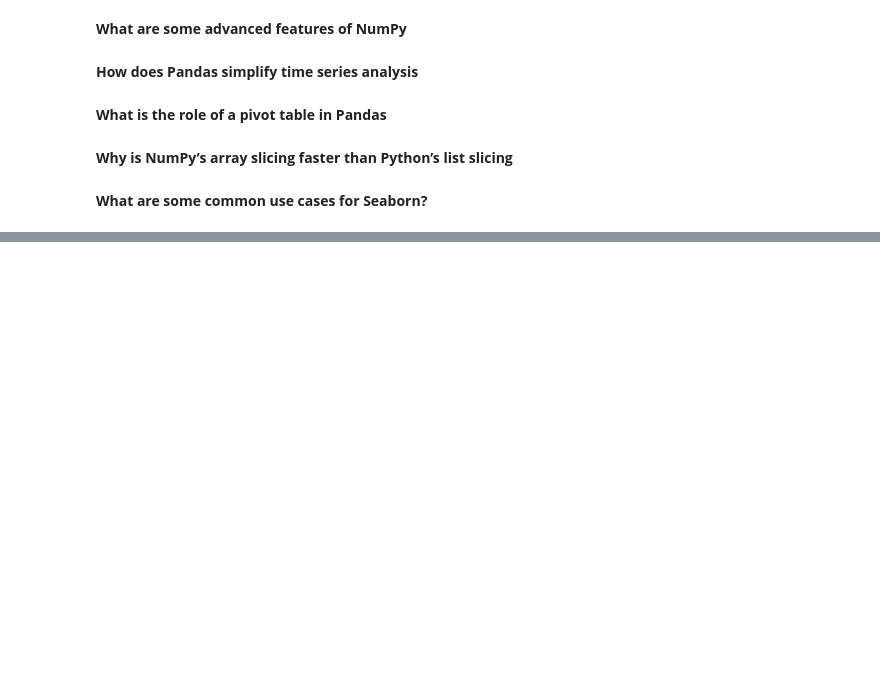
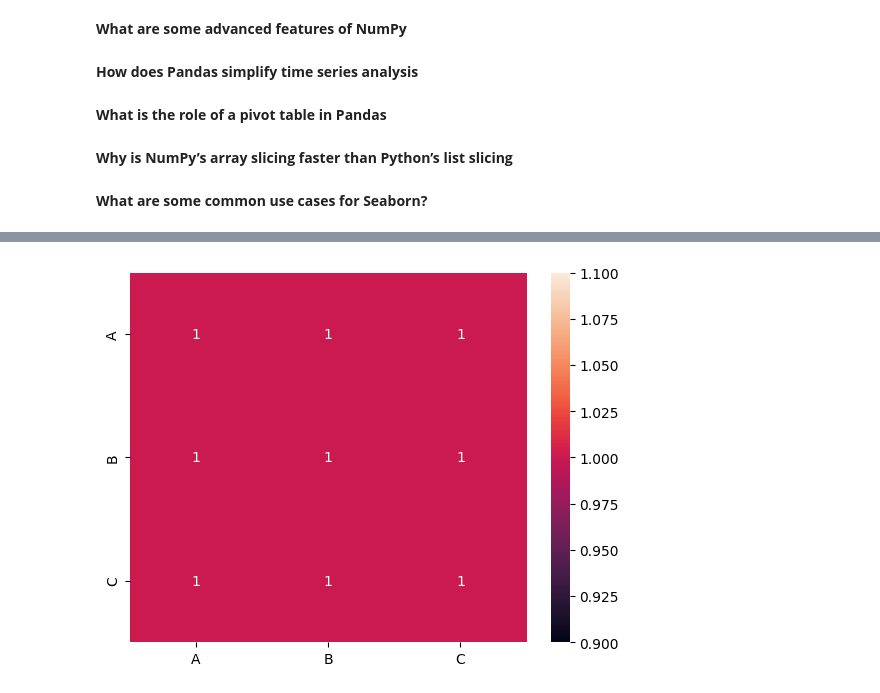
Before and after one commit to murtazadairkee/data-toolkit, a Jupyter notebook: Data Toolkit Answers.ipynb, the cells around one changed output, grey strips where cells are left out. Cells and saved outputs as stored; diff of their text form; code cells hidden in the pictures; blank space fills up the shorter version.

```diff
--- a/Data Toolkit Answers.ipynb
+++ b/Data Toolkit Answers.ipynb
@@ -88,0 +121,10 @@
+# %%
+import seaborn as sns
+import pandas as pd
+import matplotlib.pyplot as plt
+df = pd.DataFrame({"A": [1, 2, 3], "B": [4, 5, 6], "C": [7, 8, 9]})
+corr = df.corr()
+sns.heatmap(corr, annot=True)
+plt.show()
+# %% [output]
+[figure, added]
```
Also changed, not shown: parts of 23 cells of this notebook.
